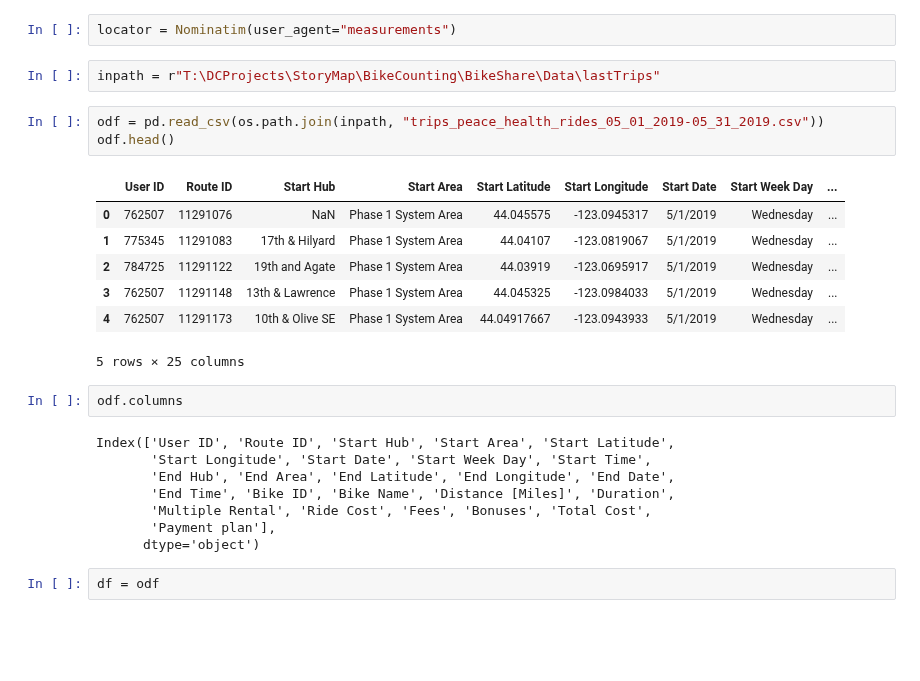
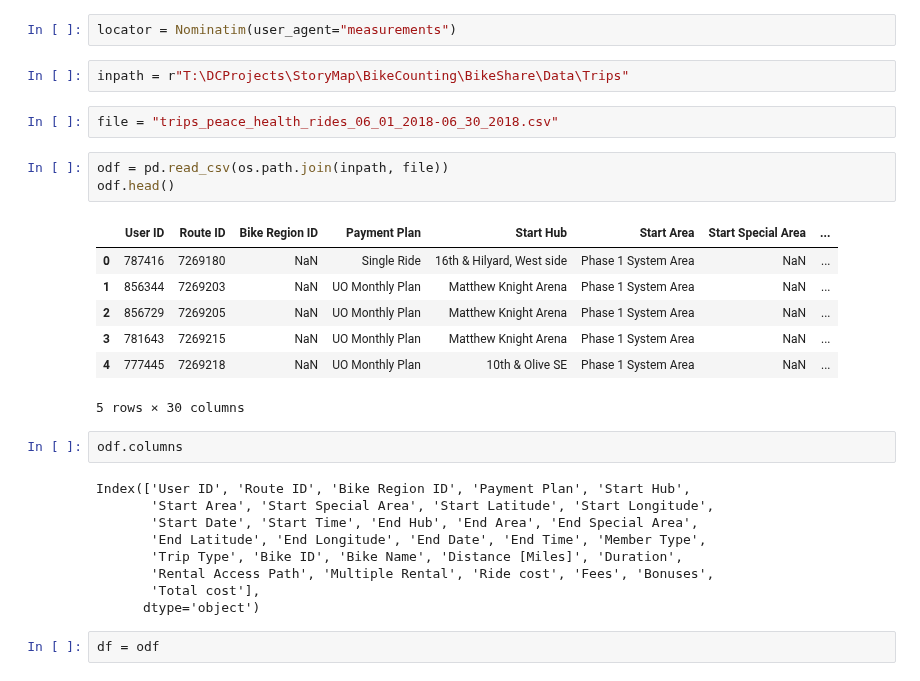
Before and after one commit to dongmeic/BikeCounting, a Jupyter notebook: BikeShare/ReverseGeocoding.ipynb, the cells around one changed output. Drawn from its saved outputs; the diff is of its cells as text; blank space fills up the shorter version.

Commit message:
reviewed the bike-share trips

```diff
--- a/BikeShare/ReverseGeocoding.ipynb
+++ b/BikeShare/ReverseGeocoding.ipynb
@@ -15,27 +15,30 @@ import glob
 # %%
 locator = Nominatim(user_agent="measurements")
 # %%
-inpath = r"T:\DCProjects\StoryMap\BikeCounting\BikeShare\Data\lastTrips"
+inpath = r"T:\DCProjects\StoryMap\BikeCounting\BikeShare\Data\Trips"
+# %%
+file = "trips_peace_health_rides_06_01_2018-06_30_2018.csv"
 # %%
-odf = pd.read_csv(os.path.join(inpath, "trips_peace_health_rides_05_01_2019-05_31_2019.csv"))
+odf = pd.read_csv(os.path.join(inpath, file))
 odf.head()
 # %% [output]
-|  | User ID | Route ID | Start Hub | Start Area | Start Latitude | Start Longitude | Start Date | Start Week Day | ... |
-| 0 | 762507 | 11291076 | NaN | Phase 1 System Area | 44.045575 | -123.0945317 | 5/1/2019 | Wednesday | ... |
-| 1 | 775345 | 11291083 | 17th & Hilyard | Phase 1 System Area | 44.04107 | -123.0819067 | 5/1/2019 | Wednesday | ... |
-| 2 | 784725 | 11291122 | 19th and Agate | Phase 1 System Area | 44.03919 | -123.0695917 | 5/1/2019 | Wednesday | ... |
-| 3 | 762507 | 11291148 | 13th & Lawrence | Phase 1 System Area | 44.045325 | -123.0984033 | 5/1/2019 | Wednesday | ... |
-| 4 | 762507 | 11291173 | 10th & Olive SE | Phase 1 System Area | 44.04917667 | -123.0943933 | 5/1/2019 | Wednesday | ... |
+|  | User ID | Route ID | Bike Region ID | Payment Plan | Start Hub | Start Area | Start Special Area | ... |
+| 0 | 787416 | 7269180 | NaN | Single Ride | 16th & Hilyard, West side | Phase 1 System Area | NaN | ... |
+| 1 | 856344 | 7269203 | NaN | UO Monthly Plan | Matthew Knight Arena | Phase 1 System Area | NaN | ... |
+| 2 | 856729 | 7269205 | NaN | UO Monthly Plan | Matthew Knight Arena | Phase 1 System Area | NaN | ... |
+| 3 | 781643 | 7269215 | NaN | UO Monthly Plan | Matthew Knight Arena | Phase 1 System Area | NaN | ... |
+| 4 | 777445 | 7269218 | NaN | UO Monthly Plan | 10th & Olive SE | Phase 1 System Area | NaN | ... |
-5 rows × 25 columns
+5 rows × 30 columns
 # %%
 odf.columns
 # %% [output]
-Index(['User ID', 'Route ID', 'Start Hub', 'Start Area', 'Start Latitude',
-       'Start Longitude', 'Start Date', 'Start Week Day', 'Start Time',
-       'End Hub', 'End Area', 'End Latitude', 'End Longitude', 'End Date',
-       'End Time', 'Bike ID', 'Bike Name', 'Distance [Miles]', 'Duration',
-       'Multiple Rental', 'Ride Cost', 'Fees', 'Bonuses', 'Total Cost',
-       'Payment plan'],
+Index(['User ID', 'Route ID', 'Bike Region ID', 'Payment Plan', 'Start Hub',
+       'Start Area', 'Start Special Area', 'Start Latitude', 'Start Longitude',
+       'Start Date', 'Start Time', 'End Hub', 'End Area', 'End Special Area',
+       'End Latitude', 'End Longitude', 'End Date', 'End Time', 'Member Type',
+       'Trip Type', 'Bike ID', 'Bike Name', 'Distance [Miles]', 'Duration',
+       'Rental Access Path', 'Multiple Rental', 'Ride cost', 'Fees', 'Bonuses',
+       'Total cost'],
       dtype='object')
 # %%
 df = odf
```
Also changed, not shown: parts of 15 cells of this notebook, 1 other file.
